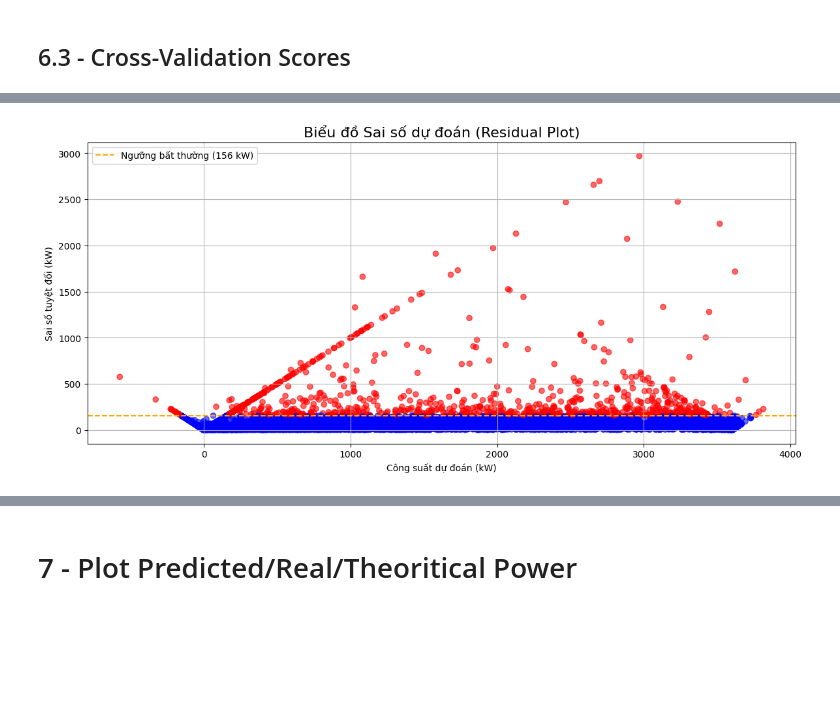
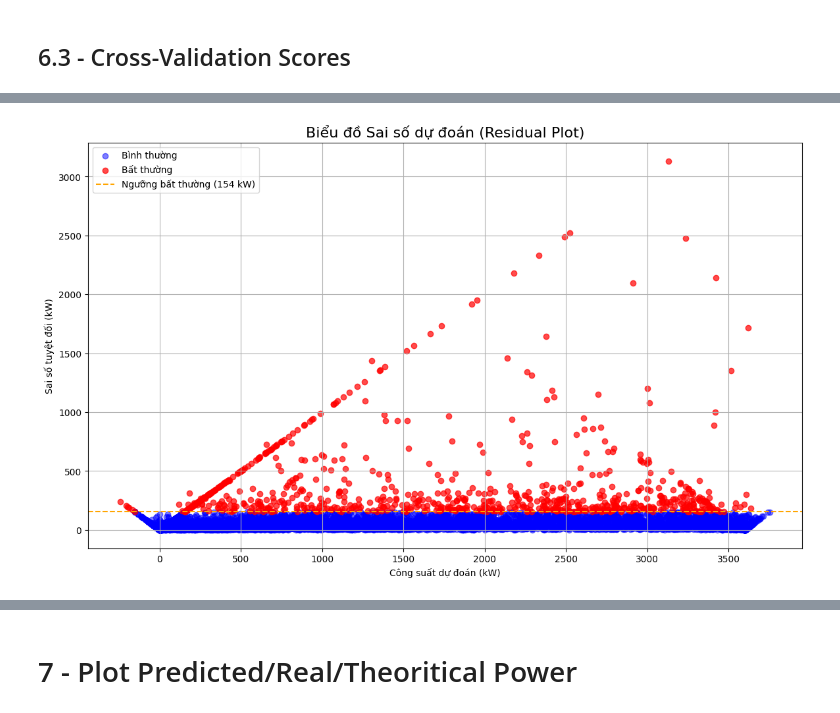
Before and after one commit to CheemsPOG/SCADA, a Jupyter notebook: Wind Turbine Fault Detection using SCADA Sensor Data.ipynb, the cells around one changed output, grey strips where cells are left out. Cells and saved outputs as stored; diff of their text form; code cells hidden in the pictures; blank space fills up the shorter version.

Commit message:
Update execution counts in Jupyter notebook and enhance anomaly detection visualization. Adjusted figure size and added logic to mark anomalies in the dataset.

```diff
--- a/Wind Turbine Fault Detection using SCADA Sensor Data.ipynb
+++ b/Wind Turbine Fault Detection using SCADA Sensor Data.ipynb
@@ -1014,16 +1035,38 @@ Danh sách tất cả các điểm bất thường được phát hiện:
 # %%
-plt.figure(figsize=(14, 6))
-plt.scatter(data_new['Predictions'], data_new['error'],
-            c=data_new['is_anomaly'].map({0: 'blue', 1: 'red'}), alpha=0.6)
+anomaly_indices = anomalies.index
+
+# 1. Tạo một cột mới 'is_anomaly' và mặc định tất cả đều bình thường (giá trị 0)
+data_new['is_anomaly'] = 0
+
+# 2. Dựa trên 'anomaly_indices', đánh dấu các hàng bất thường bằng giá trị 1
+data_new.loc[anomaly_indices, 'is_anomaly'] = 1
+# ---------------------------------------------------------------------------------
+
+
+# --- VẼ BIỂU ĐỒ (Phần này bây giờ sẽ chạy đúng) ---
+plt.figure(figsize=(14, 8))
+
+# Chia dữ liệu thành 2 nhóm để vẽ
+normal_data = data_new[data_new['is_anomaly'] == 0]
+anomaly_data = data_new[data_new['is_anomaly'] == 1]
+
+# Vẽ các điểm bình thường (màu xanh)
+plt.scatter(normal_data['Predictions'], normal_data['error'], color='blue', alpha=0.5, label='Bình thường')
+
+# Vẽ các điểm bất thường (màu đỏ)
+plt.scatter(anomaly_data['Predictions'], anomaly_data['error'], color='red', alpha=0.7, label='Bất thường')
+
+# Vẽ đường ngưỡng
 plt.axhline(y=threshold, color='orange', linestyle='--', label=f'Ngưỡng bất thường ({threshold:.0f} kW)')
+
 plt.title("Biểu đồ Sai số dự đoán (Residual Plot)", fontsize=16)
 plt.xlabel("Công suất dự đoán (kW)")
 plt.ylabel("Sai số tuyệt đối (kW)")
 plt.legend()
 plt.grid(True)
 plt.show()
 # %% [output]
-[figure, old version]
+[figure, new version]
 # %%
 # 'anomalies' là DataFrame chứa 800 điểm bất thường của bạn
 
```
Also changed, not shown: parts of 11 cells of this notebook.
